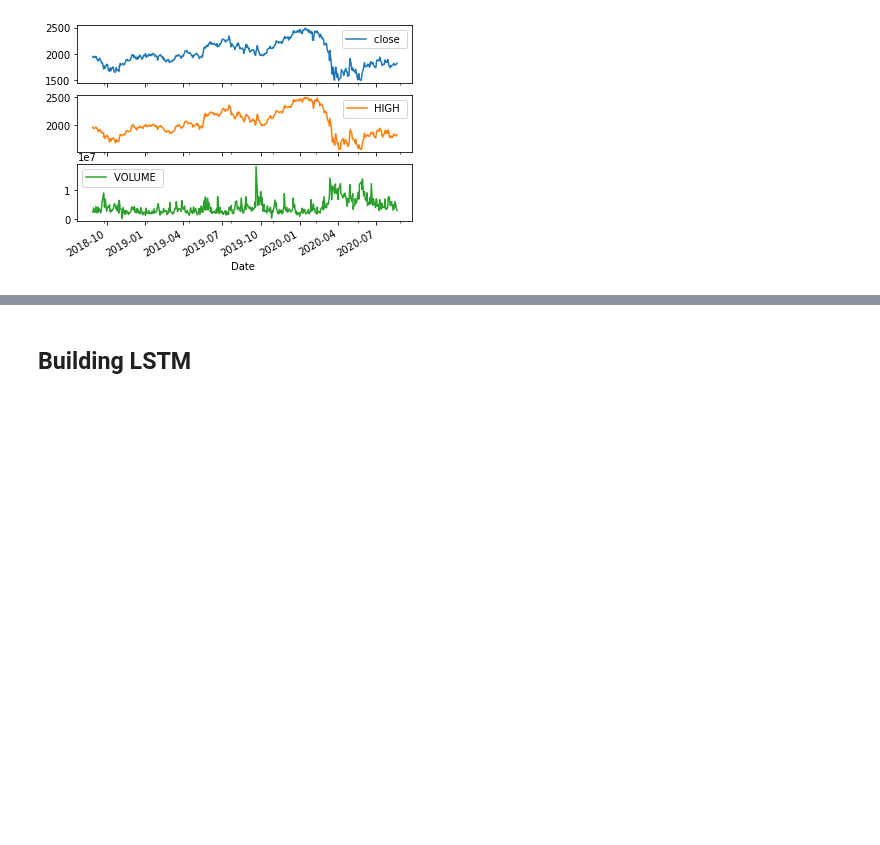
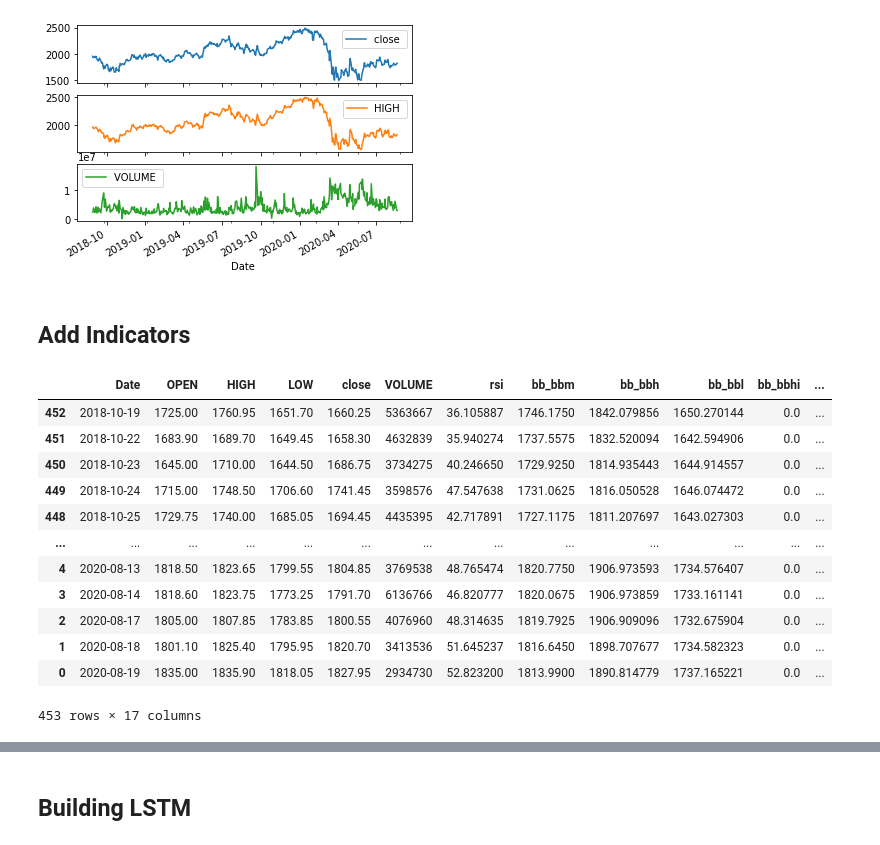
Before and after one commit to algotradeX/atx-sim-pylab, a Jupyter notebook: deeplearning/notebooks/rnn-lstm-tfv2.ipynb, the cells around one changed output, grey strips where cells are left out. Saved outputs shown, nothing was run; the diff lists cells and outputs as text; code cells hidden in the pictures; blank space fills up the shorter version.

```diff
--- a/deeplearning/notebooks/rnn-lstm-tfv2.ipynb
+++ b/deeplearning/notebooks/rnn-lstm-tfv2.ipynb
@@ -64,4 +64,64 @@ plot_features.index = date_time
 _ = plot_features.plot(subplots=True)
 # %% [output]
 [figure]
+# %% [markdown]
+## Add Indicators
+# %%
+from ta.momentum import rsi
+from ta.trend import MACD
+from ta.volatility import BollingerBands
+from ta.volume import VolumePriceTrendIndicator
+
+# Add RSI Indicator
+df["rsi"] = rsi(df[close_column], n=14)
+
+# Initialize Bollinger Bands Indicator
+indicator_bb = BollingerBands(close=df[close_column], n=20, ndev=2)
+
+# Add Bollinger Bands features
+df['bb_bbm'] = indicator_bb.bollinger_mavg()
+df['bb_bbh'] = indicator_bb.bollinger_hband()
+df['bb_bbl'] = indicator_bb.bollinger_lband()
+
+# Add Bollinger Band high indicator
+df['bb_bbhi'] = indicator_bb.bollinger_hband_indicator()
+
+# Add Bollinger Band low indicator
+df['bb_bbli'] = indicator_bb.bollinger_lband_indicator()
+
+# Add Width Size Bollinger Bands
+df['bb_bbw'] = indicator_bb.bollinger_wband()
+
+# Add Percentage Bollinger Bands
+df['bb_bbp'] = indicator_bb.bollinger_pband()
+
+# Initialize MACD Indicator
+macd = MACD(df[close_column], n_slow=26, n_fast=12, n_sign=9)
+
+# Add macd_diff features
+df["macd"] = macd.macd()
+df["macd_diff"] = macd.macd_diff()
+
+# Initialize VPT Indicator
+vpt = VolumePriceTrendIndicator(df[close_column], df[volume_column])
+df["vpt"] = vpt.volume_price_trend()
+
+# Drop rows with na values
+df_with_ta = df.dropna(axis=0)
+
+df_with_ta
+# %% [output]
+|  | Date | OPEN | HIGH | LOW | close | VOLUME | rsi | bb_bbm | bb_bbh | bb_bbl | bb_bbhi | ... |
+| 452 | 2018-10-19 | 1725.00 | 1760.95 | 1651.70 | 1660.25 | 5363667 | 36.105887 | 1746.1750 | 1842.079856 | 1650.270144 | 0.0 | ... |
+| 451 | 2018-10-22 | 1683.90 | 1689.70 | 1649.45 | 1658.30 | 4632839 | 35.940274 | 1737.5575 | 1832.520094 | 1642.594906 | 0.0 | ... |
+| 450 | 2018-10-23 | 1645.00 | 1710.00 | 1644.50 | 1686.75 | 3734275 | 40.246650 | 1729.9250 | 1814.935443 | 1644.914557 | 0.0 | ... |
+| 449 | 2018-10-24 | 1715.00 | 1748.50 | 1706.60 | 1741.45 | 3598576 | 47.547638 | 1731.0625 | 1816.050528 | 1646.074472 | 0.0 | ... |
+| 448 | 2018-10-25 | 1729.75 | 1740.00 | 1685.05 | 1694.45 | 4435395 | 42.717891 | 1727.1175 | 1811.207697 | 1643.027303 | 0.0 | ... |
+| ... | ... | ... | ... | ... | ... | ... | ... | ... | ... | ... | ... | ... |
+| 4 | 2020-08-13 | 1818.50 | 1823.65 | 1799.55 | 1804.85 | 3769538 | 48.765474 | 1820.7750 | 1906.973593 | 1734.576407 | 0.0 | ... |
+| 3 | 2020-08-14 | 1818.60 | 1823.75 | 1773.25 | 1791.70 | 6136766 | 46.820777 | 1820.0675 | 1906.973859 | 1733.161141 | 0.0 | ... |
+| 2 | 2020-08-17 | 1805.00 | 1807.85 | 1783.85 | 1800.55 | 4076960 | 48.314635 | 1819.7925 | 1906.909096 | 1732.675904 | 0.0 | ... |
+| 1 | 2020-08-18 | 1801.10 | 1825.40 | 1795.95 | 1820.70 | 3413536 | 51.645237 | 1816.6450 | 1898.707677 | 1734.582323 | 0.0 | ... |
+| 0 | 2020-08-19 | 1835.00 | 1835.90 | 1818.05 | 1827.95 | 2934730 | 52.823200 | 1813.9900 | 1890.814779 | 1737.165221 | 0.0 | ... |
+453 rows × 17 columns
 # %%
```
Also changed, not shown: parts of 16 cells of this notebook, 2 other files.
